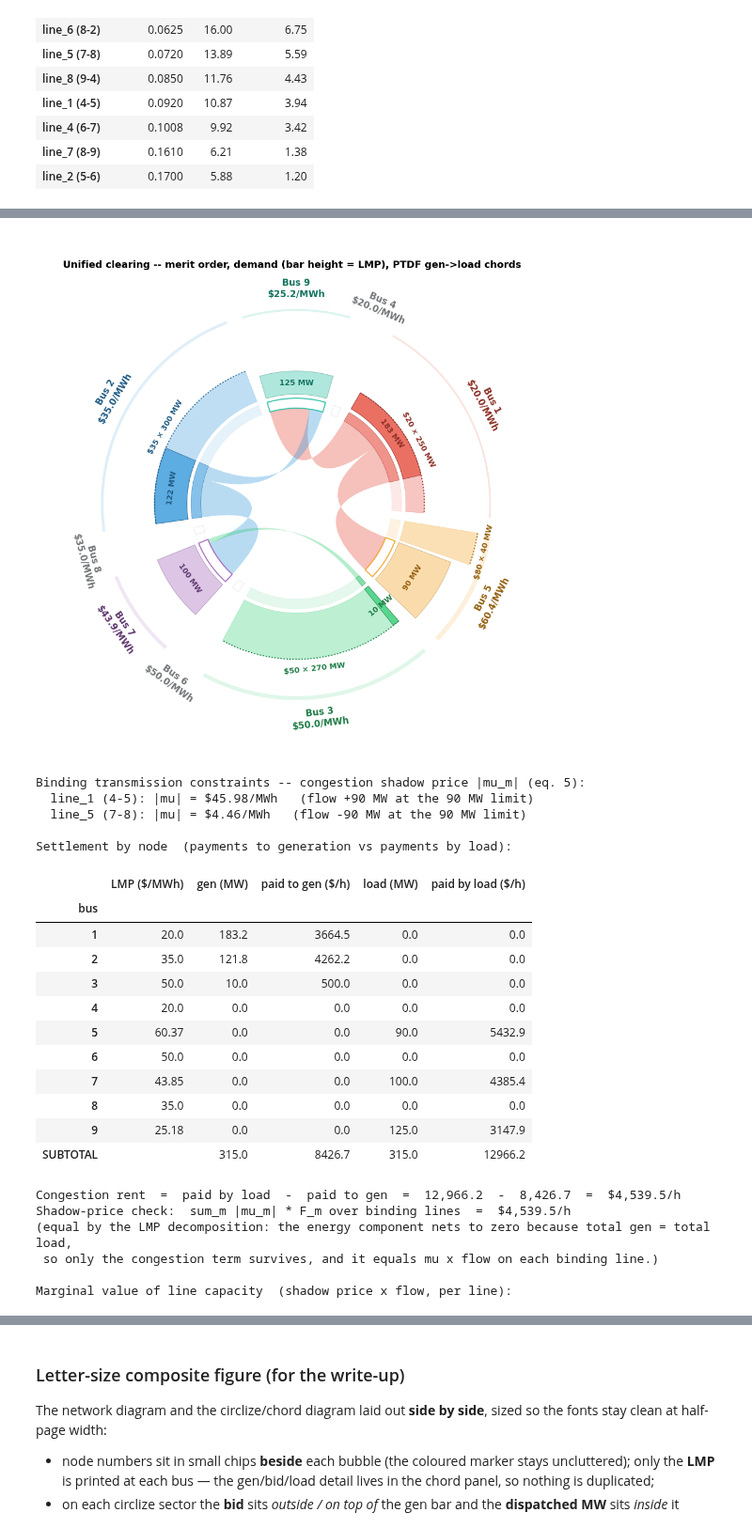
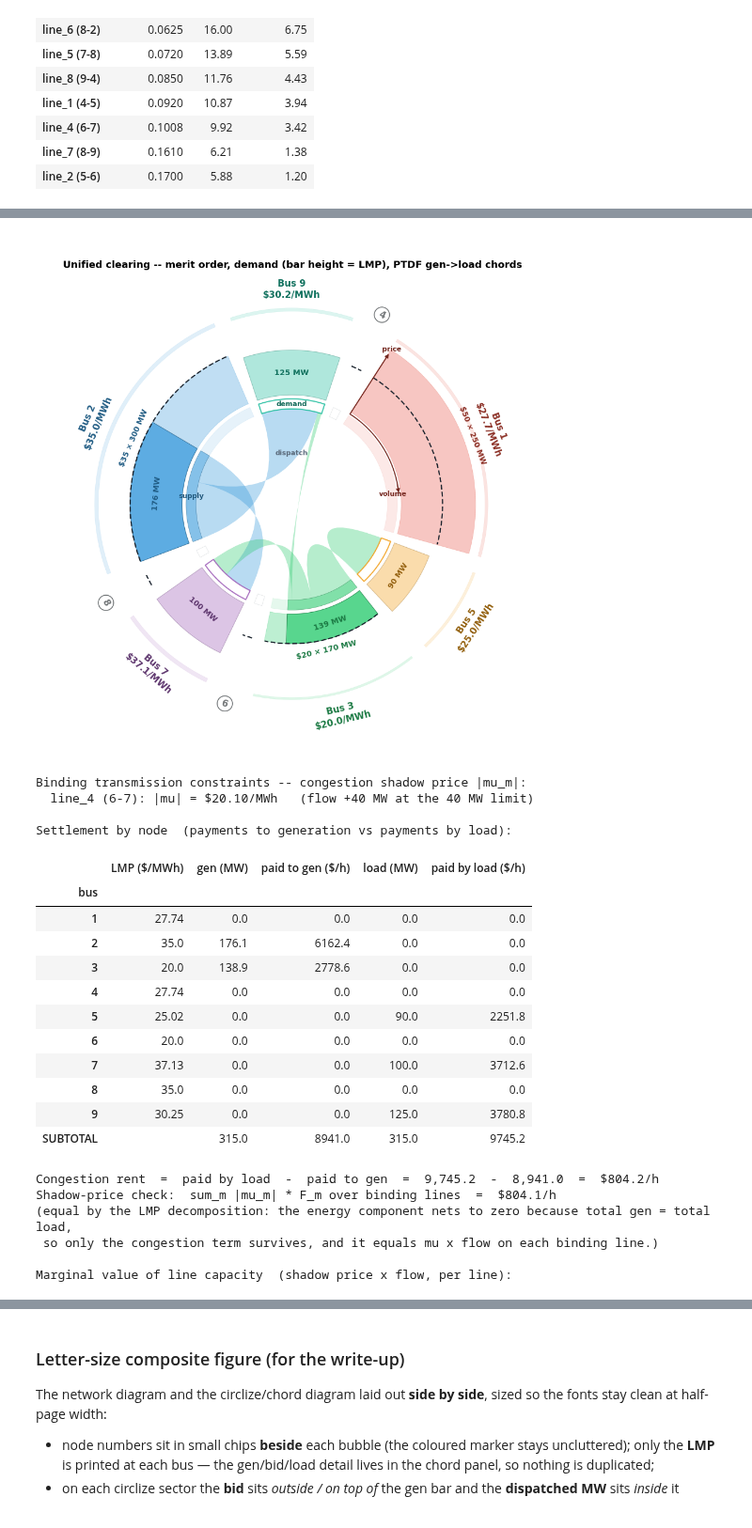
Before and after one commit to pdockery/wscc9-illustrative-model, a Jupyter notebook: congestion_revenue_allocation_example.ipynb, the cells around one changed output, grey strips where cells are left out. Shown at 94% size. Cells and saved outputs as stored; diff of their text form; code cells hidden in the pictures.

```diff
--- a/congestion_revenue_allocation_example.ipynb
+++ b/congestion_revenue_allocation_example.ipynb
@@ -93,10 +109,9 @@ Lines (rating MW): `0:1-4(250) 1:4-5(250) 2:5-6(150) 3:3-6(300) 4:6-7(150) 5:7-8
 # %%
 # Physical primitives -- the resource stack and loads on the shared network
 GEN_FLEET = {
-    'gen_slack_0': {'bus': '1', 'cost': 20.0, 'p_nom': 250.0},   # cheap baseload (BA-2)
-    'gen_0':       {'bus': '2', 'cost': 35.0, 'p_nom': 300.0},   # mid-merit  (BA-1)
-    'gen_1':       {'bus': '3', 'cost': 50.0, 'p_nom': 270.0},   # peaker     (BA-1)
-    'peak_b5':     {'bus': '5', 'cost': 80.0, 'p_nom': 40.0},   # BA-2 pocket peaker at the bus-5 load
+    'gen_slack_0': {'bus': '1', 'cost': 50.0, 'p_nom': 250.0},   # dear unit      (BA-2)
+    'gen_0':       {'bus': '2', 'cost': 35.0, 'p_nom': 300.0},   # mid-merit      (BA-1)
+    'gen_1':       {'bus': '3', 'cost': 20.0, 'p_nom': 170.0},   # cheapest unit  (BA-1)
 }
 LOADS = {'5': 90.0, '7': 100.0, '9': 125.0}
 
@@ -179,17 +194,17 @@ widths = susceptance_widths(pt, wmin=1.2, wmax=7.5)   # {line: linewidth} from b
 # Colour the nodes with the SAME per-bus palette used throughout the notebook:
 # gen/load buses take their palette colour, pure transit buses stay grey. The
 # membership comes from the fleet (not the dispatch), so these node colours match
-# the dispatched figures exactly -- this is purely a reactance map, no flows.
+# the dispatched figures exactly -- this is purely a susceptance map, no flows.
 node_colors = BUS_COLORS   # canonical per-bus palette (defined with pt above)
 
-# Pure reactance map: no dispatch annotations, no flows -- width encodes
-# slipperiness only, nodes carry the standard palette colour.
+# Pure susceptance map: no dispatch annotations, no flows -- width encodes
+# admittance only, nodes carry the standard palette colour.
 fig, ax = plot_network_topology(
     build_network(), supply_by_bus={}, demand_by_bus={},
     bus_colors=node_colors, bus_coords=COORDS,
     line_flows={l: 0.0 for l in pt.lines},   # 0 flow -> no arrows, grey lines
     line_widths=widths,
-    title='WSCC 9-bus slipperiness map  (wider = lower reactance = carries more flow per unit angle)',
+    title='WSCC 9-bus admittance map  (wider = lower reactance = carries more flow per unit angle)',
 )
 # annotate each line with its x and b
 for l, (b0, b1) in zip(pt.lines, pt.line_buses):
@@ -233,7 +248,7 @@ path*.
 # -- EDIT -- unified-clearing inputs --------------------------------------
 COST_OVERRIDE   = {}                      # e.g. {'gen_0': 45.0} to re-bid the $35 unit
 LOAD_OVERRIDE   = {}                      # e.g. {'7': 130.0}
-LINE_RATINGS    = {'line_1': 90.0, 'line_5': 90.0}   # squeeze 4-5 and 7-8 -> congestion
+LINE_RATINGS    = {'line_4': 40.0}   # squeeze line_4 (6-7, internal to BA-1) below its ~63 MW natural flow
 # -------------------------------------------------------------------------
 
 net = build_network(LINE_RATINGS)
@@ -290,7 +308,6 @@ exact quantity that splits the LMPs through $\sum_m SF_{n,m}\,\mu_m$.
 # %%
 # Circlize / chord view of the unified clearing (reuses sup, dem, colors, res from above).
 flow_list = nodal_plot.compute_ptdf_flows(net, sup, dem)   # PTDF-traced gen->load chords
-gen_mc = {g: spec['cost'] for g, spec in unified.gens.items()}
 
 fig = plot_nodal_circlize(
     sup, dem, pt.buses,
@@ -298,7 +315,9 @@ fig = plot_nodal_circlize(
     clearing_price=res.energy_price,
     bus_lmps=res.lmp,
     bus_colors=colors,
-    gen_marginal_costs=gen_mc,
+    lmp_line=True,   # dashed line = bus LMP; solid bar height = unit marginal cost (gap = inframarginal rent)
+    annotate_roles=True,   # one-time supply/demand/transfers key near 12 o'clock
+    axis_key=True,         # illustrative price (up) / volume (across) L-axis in the corner
     sector_order=RING_ORDER,   # clockwise from 12 o'clock, following the network ring
     center_bus=CENTER_BUS,     # bus 9 centred at 12 o'clock (matches the rotated node diagram)
     figsize=(8.5, 9.0),        # fills the width of an 8.5x11 page (extra height -> title headroom)
@@ -309,10 +328,10 @@ fig = plot_nodal_circlize(
 )
 plt.show()
 
-# Shadow price of the binding line constraint(s): the congestion dual mu_m (eq. 5).
+# Shadow price of the binding line constraint(s): the congestion dual mu_m.
 binding = {l: mu for l, mu in res.line_dual.items() if abs(mu) > 1e-3}
 if binding:
-    print('Binding transmission constraints -- congestion shadow price |mu_m| (eq. 5):')
+    print('Binding transmission constraints -- congestion shadow price |mu_m|:')
     for l, mu in sorted(binding.items(), key=lambda kv: -abs(kv[1])):
         i = pt.line_idx[l]; a, b = pt.line_buses[i]
         print(f'  {l} ({a}-{b}): |mu| = ${abs(mu):.2f}/MWh   '
@@ -353,53 +372,52 @@ print('(equal by the LMP decomposition: the energy component nets to zero becaus
 
 # â”€â”€ Marginal value of line capacity: shadow price x flow, per line â”€â”€â”€â”€â”€â”€â”€â”€â”€â”€â”€
 # |mu_m| is the $/MWh fall in system cost from +1 MW of rating on line m (zero
 # unless the line binds) -- the marginal value of capacity. |mu_m| x flow is the
 # congestion rent that line collects; the column sums to the total rent above.
 lines_tbl = pd.DataFrame(
     [{'line': l,
       'from': pt.line_buses[pt.line_idx[l]][0],
       'to': pt.line_buses[pt.line_idx[l]][1],
       'flow (MW)': round(res.flow_own[l], 1),
       'rating (MW)': round(pt.s_nom[pt.line_idx[l]], 0),
       'binding': abs(res.line_dual[l]) > 1e-3,
       '|mu| ($/MWh = value of +1 MW)': round(abs(res.line_dual[l]), 2),
       'rent |mu| x flow ($/h)': round(abs(res.line_dual[l]) * abs(res.flow_own[l]), 1)}
      for l in pt.lines]
 ).set_index('line')
 lines_tbl.loc['TOTAL'] = ['', '', '', '', '', '',
                           round(lines_tbl['rent |mu| x flow ($/h)'].sum(), 1)]
 
 print('\nMarginal value of line capacity  (shadow price x flow, per line):')
 display(lines_tbl)
 print('The |mu| column is the value of relaxing each line by 1 MW; only binding '
       'lines carry a positive value.\nThe rent column decomposes the congestion '
       f'rent above by line and totals ${lines_tbl.loc["TOTAL", "rent |mu| x flow ($/h)"]:,.1f}/h.')
 
 # â”€â”€ Export both tables to CSV (overwritten every run) for the Word write-up â”€â”€
 settle.to_csv('seams_settlement_by_node.csv')
 lines_tbl.to_csv('seams_line_capacity_value.csv')
 print(f'\nwrote seams_settlement_by_node.csv  and  seams_line_capacity_value.csv  to  {os.getcwd()}')
 # %% [output]
-[figure, old version]
+[figure, new version]
-Binding transmission constraints -- congestion shadow price |mu_m| (eq. 5):
-  line_1 (4-5): |mu| = $45.98/MWh   (flow +90 MW at the 90 MW limit)
-  line_5 (7-8): |mu| = $4.46/MWh   (flow -90 MW at the 90 MW limit)
+Binding transmission constraints -- congestion shadow price |mu_m|:
+  line_4 (6-7): |mu| = $20.10/MWh   (flow +40 MW at the 40 MW limit)
 
 Settlement by node  (payments to generation vs payments by load):
 |  | LMP ($/MWh) | gen (MW) | paid to gen ($/h) | load (MW) | paid by load ($/h) |
 | bus |  |  |  |  |  |
-| 1 | 20.0 | 183.2 | 3664.5 | 0.0 | 0.0 |
-| 2 | 35.0 | 121.8 | 4262.2 | 0.0 | 0.0 |
-| 3 | 50.0 | 10.0 | 500.0 | 0.0 | 0.0 |
-| 4 | 20.0 | 0.0 | 0.0 | 0.0 | 0.0 |
-| 5 | 60.37 | 0.0 | 0.0 | 90.0 | 5432.9 |
-| 6 | 50.0 | 0.0 | 0.0 | 0.0 | 0.0 |
-| 7 | 43.85 | 0.0 | 0.0 | 100.0 | 4385.4 |
+| 1 | 27.74 | 0.0 | 0.0 | 0.0 | 0.0 |
+| 2 | 35.0 | 176.1 | 6162.4 | 0.0 | 0.0 |
+| 3 | 20.0 | 138.9 | 2778.6 | 0.0 | 0.0 |
+| 4 | 27.74 | 0.0 | 0.0 | 0.0 | 0.0 |
+| 5 | 25.02 | 0.0 | 0.0 | 90.0 | 2251.8 |
+| 6 | 20.0 | 0.0 | 0.0 | 0.0 | 0.0 |
+| 7 | 37.13 | 0.0 | 0.0 | 100.0 | 3712.6 |
 | 8 | 35.0 | 0.0 | 0.0 | 0.0 | 0.0 |
-| 9 | 25.18 | 0.0 | 0.0 | 125.0 | 3147.9 |
-| SUBTOTAL |  | 315.0 | 8426.7 | 315.0 | 12966.2 |
+| 9 | 30.25 | 0.0 | 0.0 | 125.0 | 3780.8 |
+| SUBTOTAL |  | 315.0 | 8941.0 | 315.0 | 9745.2 |
-Congestion rent  =  paid by load  -  paid to gen  =  12,966.2  -  8,426.7  =  $4,539.5/h
-Shadow-price check:  sum_m |mu_m| * F_m over binding lines  =  $4,539.5/h
+Congestion rent  =  paid by load  -  paid to gen  =  9,745.2  -  8,941.0  =  $804.2/h
+Shadow-price check:  sum_m |mu_m| * F_m over binding lines  =  $804.1/h
 (equal by the LMP decomposition: the energy component nets to zero because total gen = total load,
  so only the congestion term survives, and it equals mu x flow on each binding line.)
 
```
Also changed, not shown: parts of 28 cells of this notebook, 2 other files.
